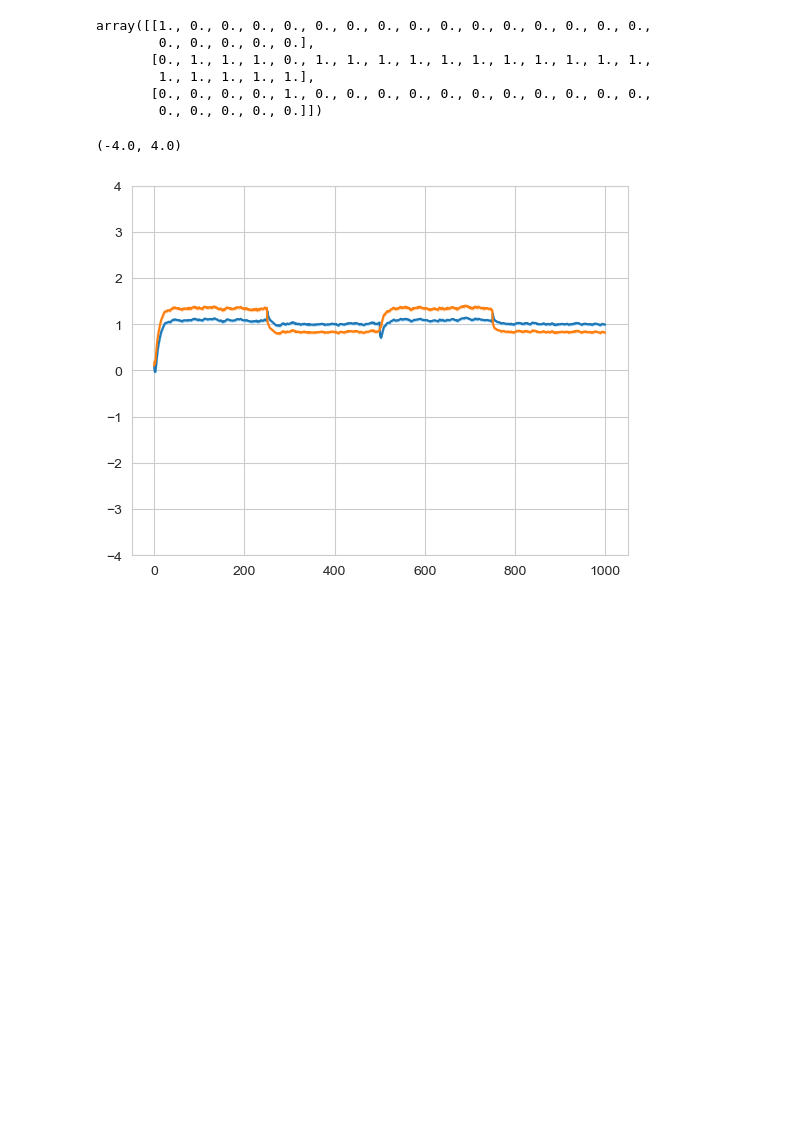
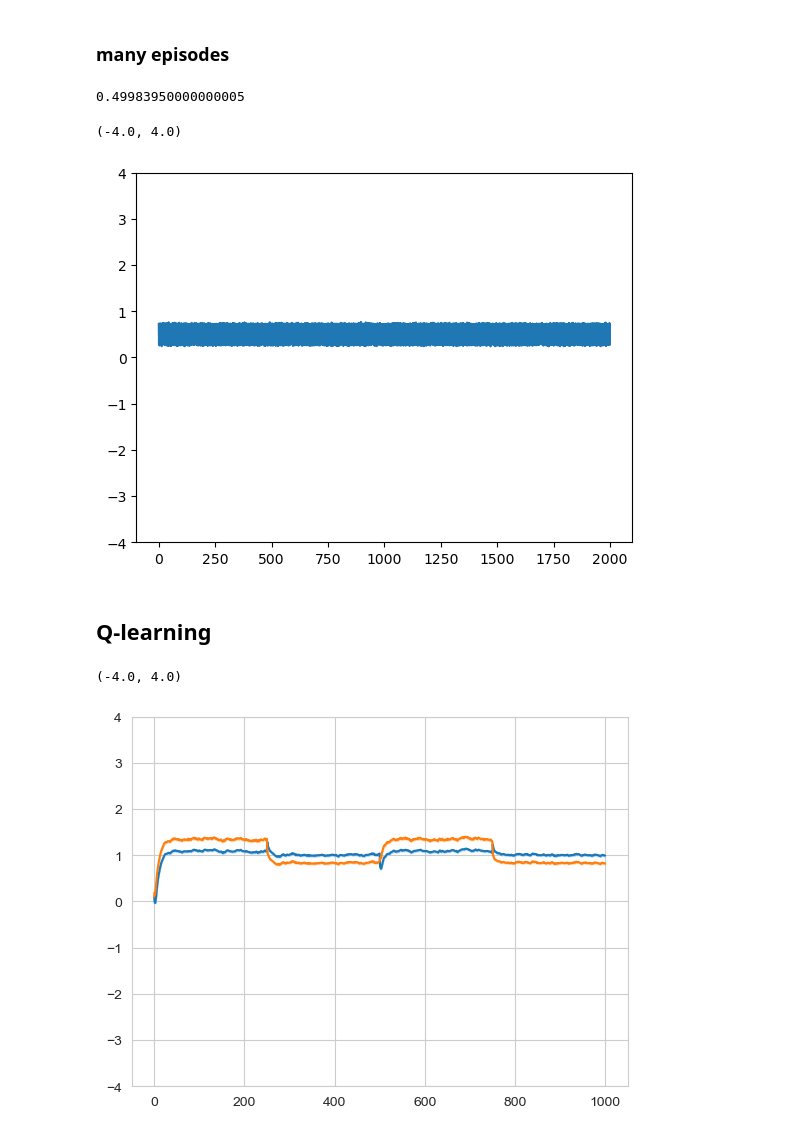
Before and after one commit to marek1n/rl-sim, a Jupyter notebook: RLsim.ipynb, the cells around one changed output. Saved outputs shown, nothing was run; the diff lists cells and outputs as text; code cells hidden in the pictures; blank space fills up the shorter version.

```diff
--- a/RLsim.ipynb
+++ b/RLsim.ipynb
@@ -72,9 +85,36 @@ Observation : Reward: Reward, Choice Sense: Right Arm
-# %%
-choice_hist # plot returns etc
-# %% [output]
-array([[1., 0., 0., 0., 0., 0., 0., 0., 0., 0., 0., 0., 0., 0., 0., 0.,
-        0., 0., 0., 0., 0.],
-       [0., 1., 1., 1., 0., 1., 1., 1., 1., 1., 1., 1., 1., 1., 1., 1.,
-        1., 1., 1., 1., 1.],
-       [0., 0., 0., 0., 1., 0., 0., 0., 0., 0., 0., 0., 0., 0., 0., 0.,
-        0., 0., 0., 0., 0.]])
+# %% [markdown]
+### many episodes
+# %%
+EPISODES = 2000
+RUN_LENGTH = 1000
+
+A, B, C, D = (actinf_model.create_A(p_reward=0.70),                 # explore
+              actinf_model.create_B(),
+              actinf_model.create_C(reward=4, pun=-2),
+              actinf_model.create_D()
+              )
+pA = F.parameterize_pA(A_base=A, scale = 1.0, prior_count=10e5)
+
+agent_actinf = AgentActInf(A=A, pA=pA, B=B, C=C, D=D,
+                           modalities_to_learn=[1],
+                           lr_pA = 1,                               # explore
+                           use_param_info_gain=True,
+                           action_selection='deterministic')
+
+# arrays to hold returns etc
+returns = np.zeros([EPISODES, RUN_LENGTH])
+mean_rewards = np.zeros(EPISODES)
+optimal_choices = np.zeros_like(mean_rewards)
+
+for episode in range(EPISODES):
+    choice_hist, belief_hist, qA_hist, context_hist = (actinf_model
+                                                            .run_active_inference_with_learning(agent_actinf,
+                                                                                                env_actinf,
+                                                                                                T=RUN_LENGTH,
+                                                                                                t_change=switch_at,
+                                                                                                verbose=False)
+                                                                )
+    rewards, mean_rew, p_optimal = single_run_rewards(choice_hist, context_hist)
+    returns[episode, :] = rewards
+    mean_rewards[episode] = mean_rew
+    optimal_choices[episode] = p_optimal
@@ -81,3 +125,16 @@ array([[1., 0., 0., 0., 0., 0., 0., 0., 0., 0., 0., 0., 0., 0., 0., 0.,
+# %%
+np.mean(optimal_choices)
+# %% [output]
+0.49983950000000005
+# %%
+# plt.plot(np.mean(returns, axis=0)) # plot returns etc
+plt.plot(optimal_choices)
+plt.ylim(-4, 4)
+# %% [output]
+(-4.0, 4.0)
+[figure, added]
+# %% [markdown]
+## Q-learning
 # %%
 sns.set_style('whitegrid')
 # %%
```
Also changed, not shown: parts of 7 cells of this notebook, 4 other files.
